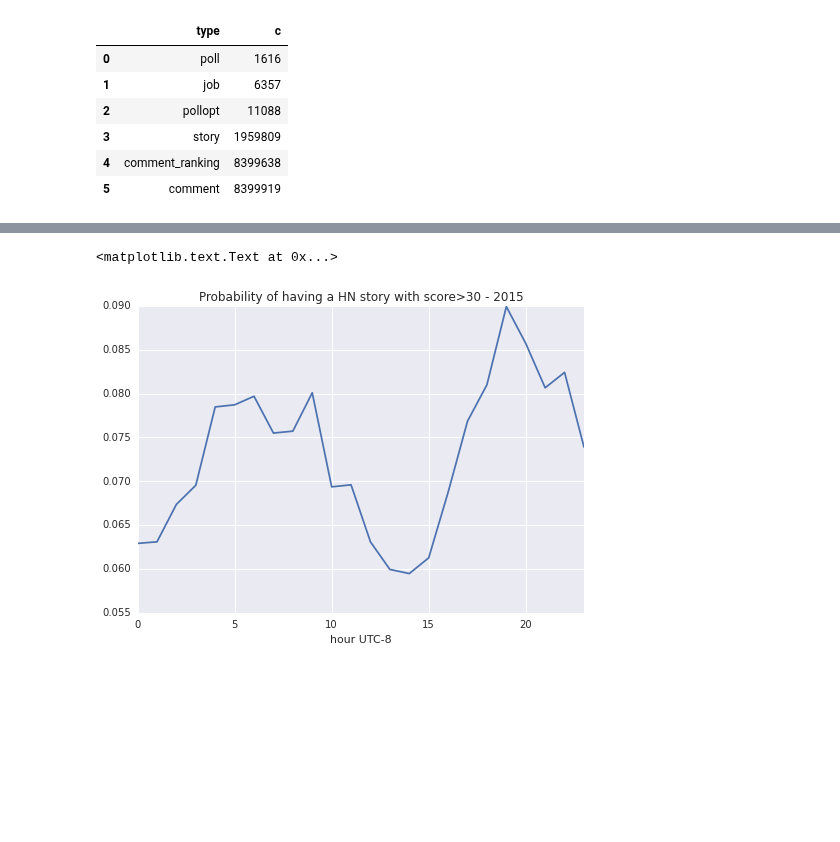
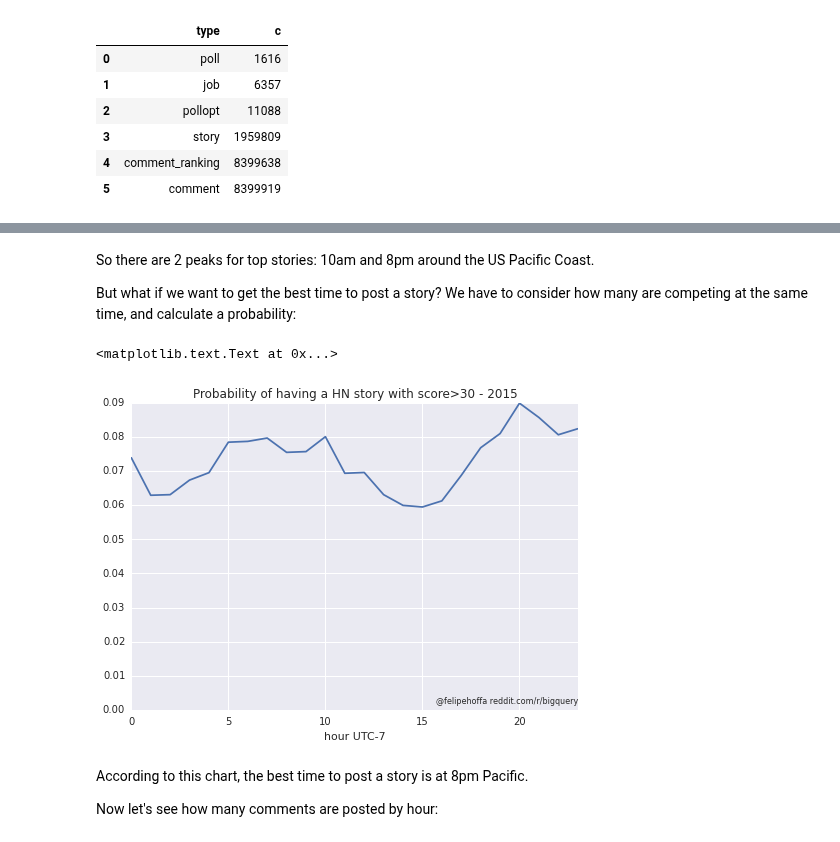
Before and after one commit to fhoffa/notebooks, a Jupyter notebook: analyzing hacker news.ipynb, the cells around one changed output, grey strips where cells are left out. Saved outputs shown, nothing was run; the diff lists cells and outputs as text; code cells hidden in the pictures; blank space fills up the shorter version.

```diff
--- a/analyzing hacker news.ipynb
+++ b/analyzing hacker news.ipynb
@@ -67,7 +102,17 @@ my_plot.set_xlabel("hour UTC-8")
+# %% [markdown]
+So there are 2 peaks for top stories: 10am and 8pm around the US Pacific Coast.
+
+But what if we want to get the best time to post a story? We have to consider how many are competing at the same time, and calculate a probability:
 # %%
 my_plot=scores.set_index('hour')['prob'].plot(kind='line', title='Probability of having a HN story with score>30 - 2015')
-my_plot.set_xlabel("hour UTC-8")
+my_plot.set_xlabel("hour UTC-7")
+my_plot.set_ylim(ymin=0)
+plt.figtext(.9,.14,'@felipehoffa reddit.com/r/bigquery', fontsize=8, ha='right')
 # %% [output]
 <matplotlib.text.Text at 0x...>
-[figure, old version]
+[figure, new version]
+# %% [markdown]
+According to this chart, the best time to post a story is at 8pm Pacific.
+
+Now let's see how many comments are posted by hour:
 # %%
```
Also changed, not shown: parts of 15 cells of this notebook.
